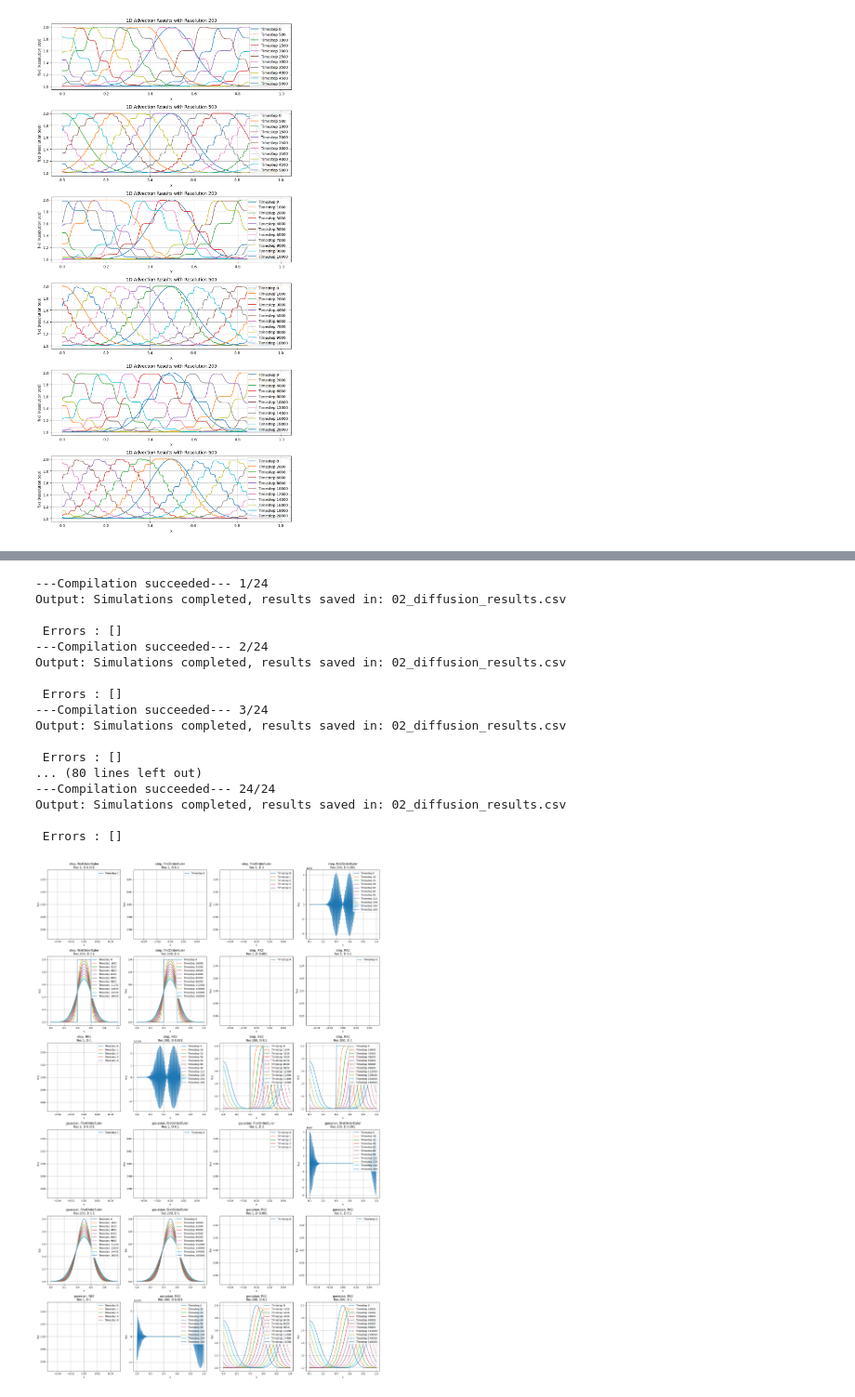
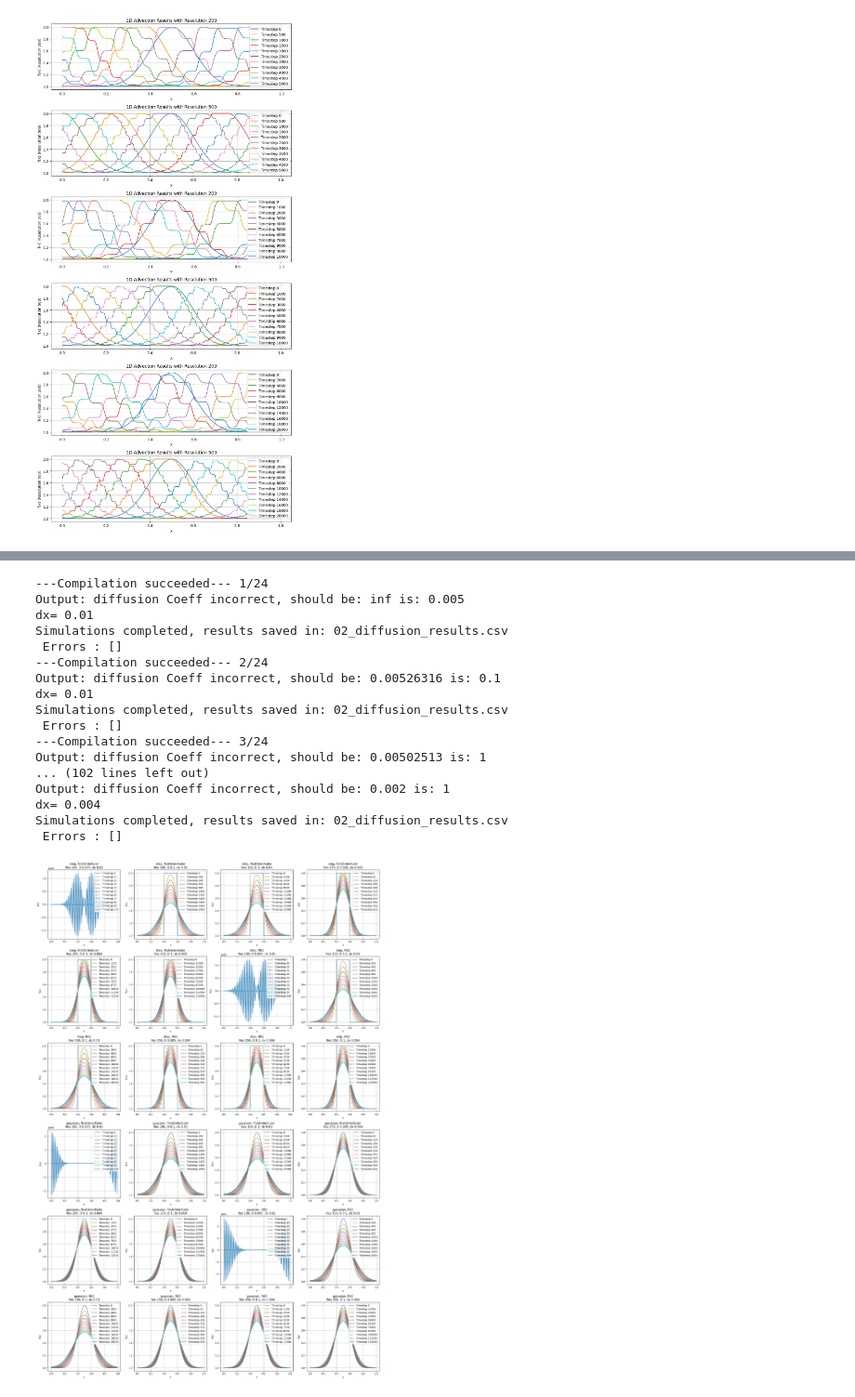
Before and after one commit to dariohug/03_Hydro_project, a Jupyter notebook: visualization.ipynb, the cells around one changed output, grey strips where cells are left out. Shown at 93% size. Saved outputs shown, nothing was run; the diff lists cells and outputs as text; code cells hidden in the pictures.

```diff
--- a/visualization.ipynb
+++ b/visualization.ipynb
@@ -276,8 +283,8 @@ compile_process = subprocess.run(compile_command, capture_output=True, text=True
 
 starting_conditions = ["step", "gaussian"]
 methods = ["firstOrderEuler", "RK2"]
-resolutions = ["1", "200"]
-diffusion_coefficients = ["0.001", "0.1", "1"]
+resolutions = ["100", "250"]
+diffusion_coefficients = ["0.005", "0.1", "1"]
 data_results = {}
 
 i = 1
@@ -305,22 +312,22 @@ for starting_condition in starting_conditions:
                 i += 1
 # %% [output]
 ---Compilation succeeded--- 1/24
-Output: Simulations completed, results saved in: 02_diffusion_results.csv
-
+Output: diffusion Coeff incorrect, should be: inf is: 0.005
+dx= 0.01
+Simulations completed, results saved in: 02_diffusion_results.csv
  Errors : []
 ---Compilation succeeded--- 2/24
-Output: Simulations completed, results saved in: 02_diffusion_results.csv
-
+Output: diffusion Coeff incorrect, should be: 0.00526316 is: 0.1
+dx= 0.01
+Simulations completed, results saved in: 02_diffusion_results.csv
  Errors : []
 ---Compilation succeeded--- 3/24
-Output: Simulations completed, results saved in: 02_diffusion_results.csv
-
+Output: diffusion Coeff incorrect, should be: 0.00502513 is: 1
+... (102 lines left out)
+Output: diffusion Coeff incorrect, should be: 0.002 is: 1
+dx= 0.004
+Simulations completed, results saved in: 02_diffusion_results.csv
  Errors : []
-... (80 lines left out)
----Compilation succeeded--- 24/24
-Output: Simulations completed, results saved in: 02_diffusion_results.csv
-
- Errors : []
 # %%
 # Determine the number of rows needed for 4 columns
 num_plots = len(data_results)
@@ -330,32 +337,32 @@ num_rows = (num_plots + num_columns - 1) // num_columns  # Ceiling division
 fig, axes = plt.subplots(num_rows, num_columns, figsize=(20, num_rows * 5))
 axes = axes.flatten()  # Flatten axes for easier iteration
 
 for ax, ((starting_condition, method, resolution, diffusion_coefficient), data) in zip(axes, data_results.items()):
     # Extract x values and time series data
     x = data["x"].values
     time_series = data.drop(columns=["x"]).values
 
     # Determine the number of timesteps and adjust the plot interval
     num_timesteps = time_series.shape[1]
     plot_interval = max(1, num_timesteps // 10)
 
     # Plot results for selected timesteps
     for t in range(0, num_timesteps, plot_interval):
         ax.plot(x, time_series[:, t], label=f"Timestep {t}")
 
     # Customize the plot with condition-specific title and labels
-    ax.set_title(f"{starting_condition}, {method}\nRes {resolution}, D {diffusion_coefficient}")
+    ax.set_title(f"{starting_condition}, {method}\nRes {resolution}, D {diffusion_coefficient}, dx {1 / int(resolution)}")
     ax.set_xlabel("x")
     ax.set_ylabel(f"f(x)")
     ax.grid()
     ax.legend(loc="upper right")
 
 # Turn off any unused axes
 for ax in axes[num_plots:]:
     ax.axis('off')
 
 # Adjust layout for better spacing
 plt.tight_layout()
 plt.show()
 # %% [output]
-[figure, old version]
+[figure, new version]
```
Also changed, not shown: parts of 2 cells of this notebook, 2 other files.
